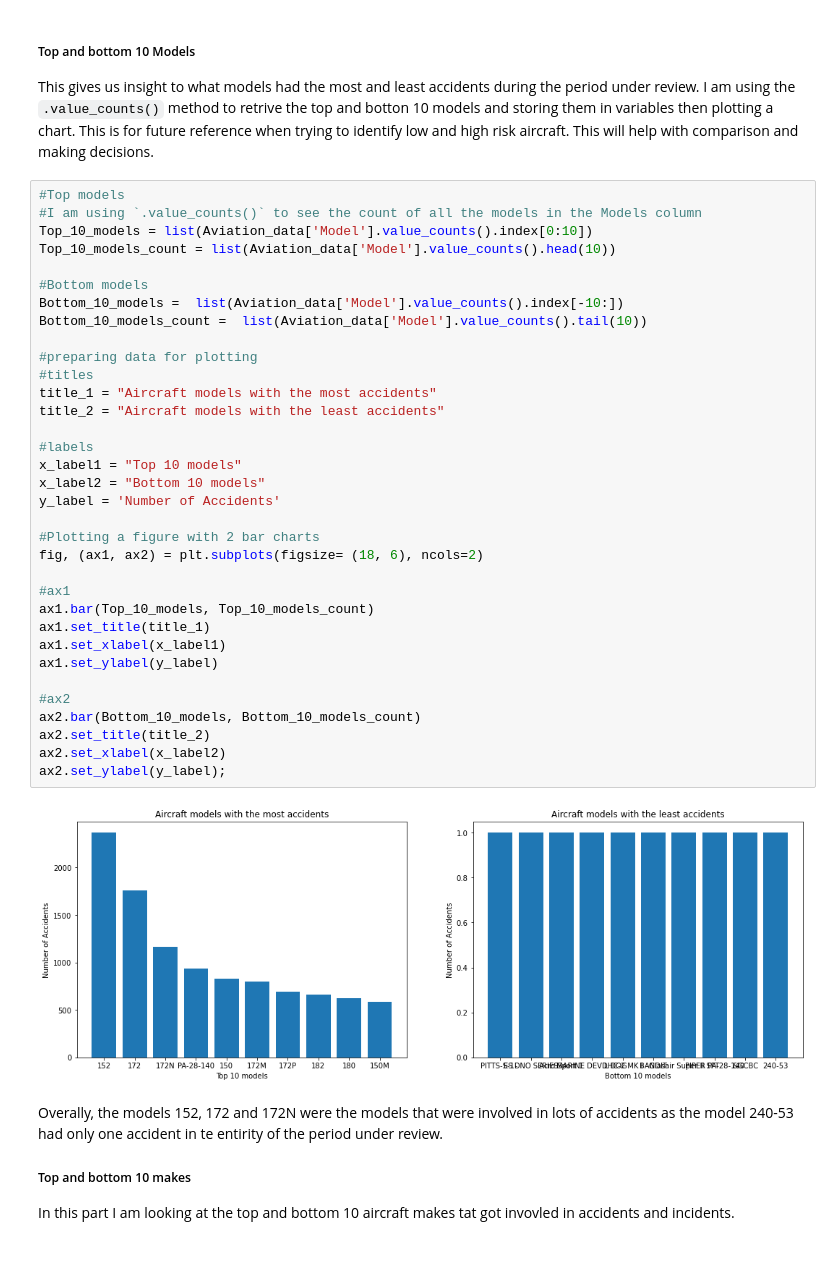
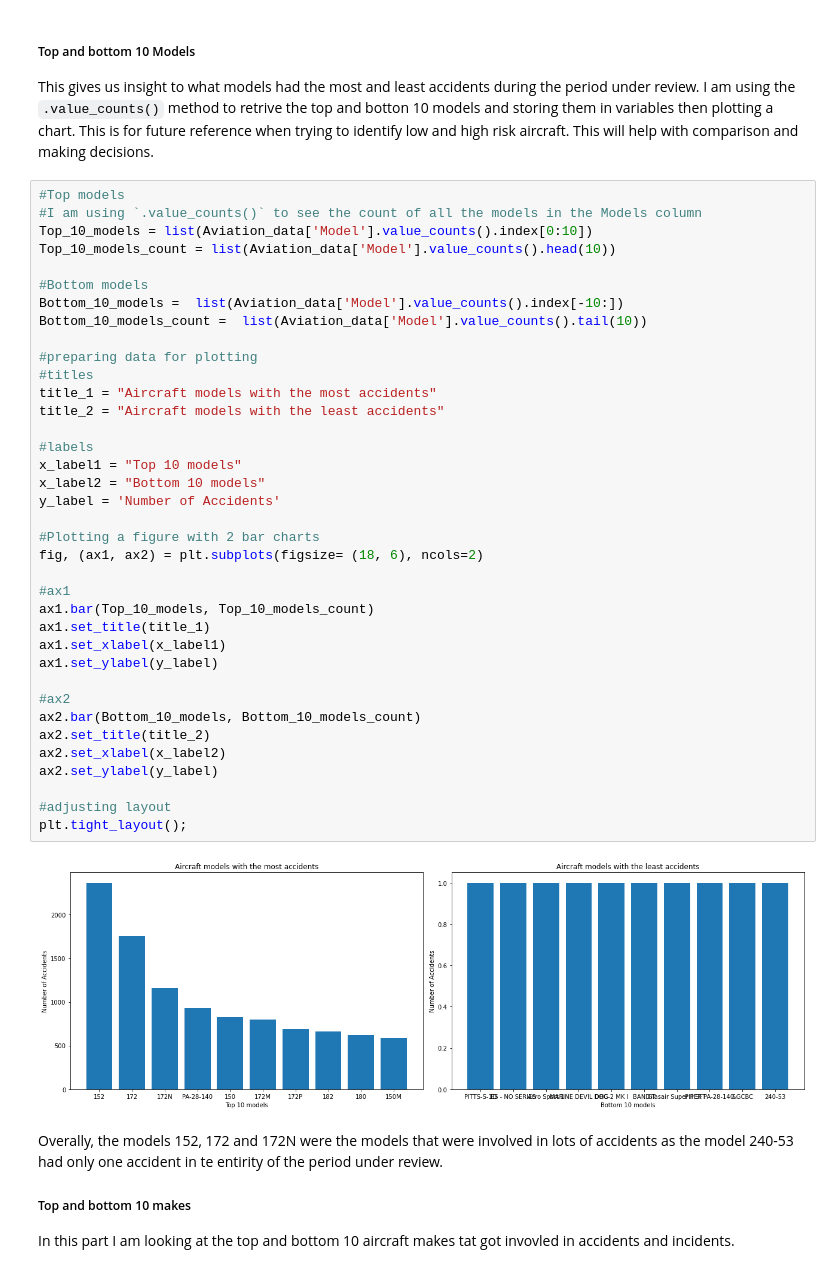
Before and after one commit to Assesa44/Phase1_project, a Jupyter notebook: notebook.ipynb, the cells around one changed output. Cells and saved outputs as stored; diff of their text form.

```diff
--- a/notebook.ipynb
+++ b/notebook.ipynb
@@ -320,35 +320,38 @@ Top_10_models = list(Aviation_data['Model'].value_counts().index[0:10])
 Top_10_models_count = list(Aviation_data['Model'].value_counts().head(10))
 
 #Bottom models
 Bottom_10_models =  list(Aviation_data['Model'].value_counts().index[-10:])
 Bottom_10_models_count =  list(Aviation_data['Model'].value_counts().tail(10))
 
 #preparing data for plotting
 #titles
 title_1 = "Aircraft models with the most accidents"
 title_2 = "Aircraft models with the least accidents"
 
 #labels
 x_label1 = "Top 10 models"
 x_label2 = "Bottom 10 models"
 y_label = 'Number of Accidents'
 
 #Plotting a figure with 2 bar charts
 fig, (ax1, ax2) = plt.subplots(figsize= (18, 6), ncols=2)
 
 #ax1
 ax1.bar(Top_10_models, Top_10_models_count)
 ax1.set_title(title_1)
 ax1.set_xlabel(x_label1)
 ax1.set_ylabel(y_label)
 
 #ax2
 ax2.bar(Bottom_10_models, Bottom_10_models_count)
 ax2.set_title(title_2)
 ax2.set_xlabel(x_label2)
-ax2.set_ylabel(y_label);
+ax2.set_ylabel(y_label)
+
+#adjusting layout
+plt.tight_layout();
 # %% [output]
-[figure, old version]
+[figure, new version]
 # %% [markdown]
 Overally, the models 152, 172 and 172N were the models that were involved in lots of accidents as the model 240-53 had only one accident in te entirity of the period under review.
 
```
Also changed, not shown: parts of 2 cells of this notebook.
